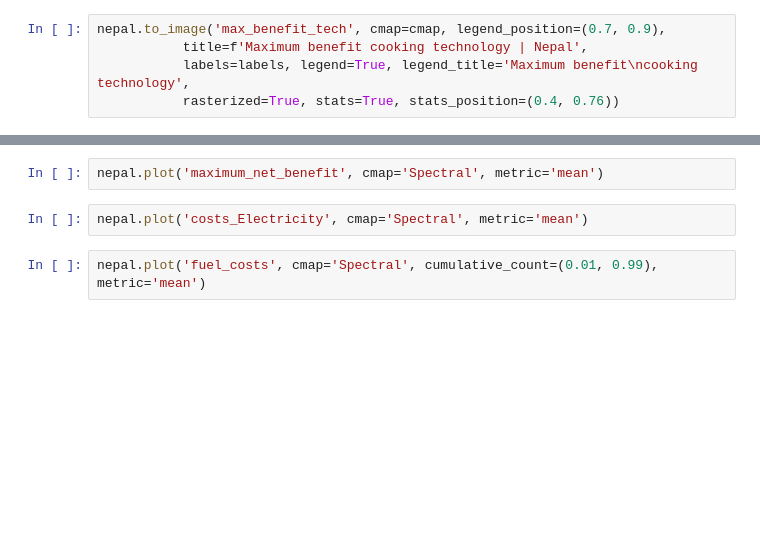
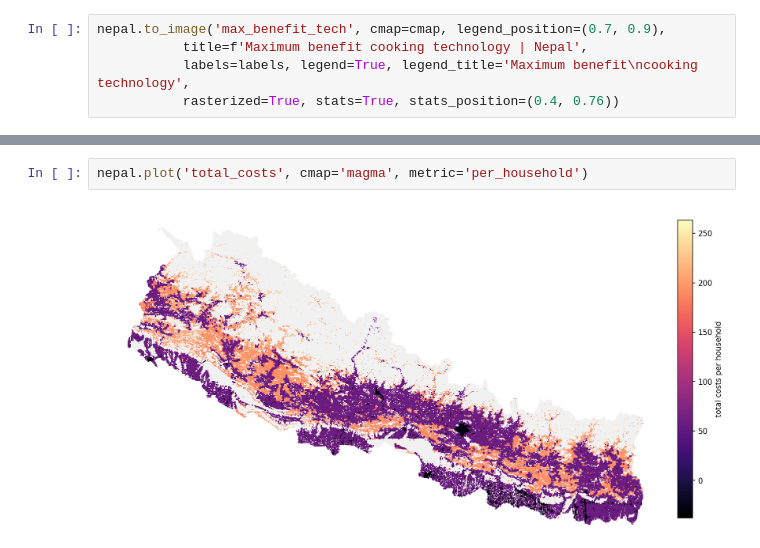
Before and after one commit to Open-Source-Spatial-Clean-Cooking-Tool/OnStove, a Jupyter notebook: Nepal runner.ipynb, the cells around one changed output, grey strips where cells are left out. Drawn from its saved outputs; the diff is of its cells as text; blank space fills up the shorter version.

```diff
--- a/Nepal runner.ipynb
+++ b/Nepal runner.ipynb
@@ -346,6 +341,4 @@ nepal.to_image('max_benefit_tech', cmap=cmap, legend_position=(0.7, 0.9),
 # %%
-nepal.plot('maximum_net_benefit', cmap='Spectral', metric='mean')
+nepal.plot('total_costs', cmap='magma', metric='per_household')
+# %% [output]
+[figure, added]
-# %%
-nepal.plot('costs_Electricity', cmap='Spectral', metric='mean')
-# %%
-nepal.plot('fuel_costs', cmap='Spectral', cumulative_count=(0.01, 0.99), metric='mean')
```
Also changed, not shown: parts of 41 cells of this notebook, 4 other files.
